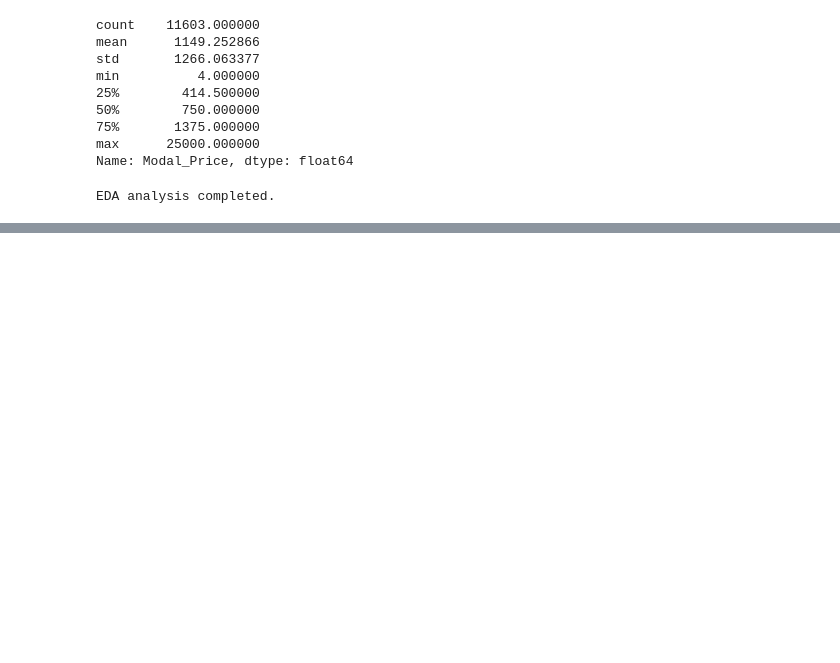
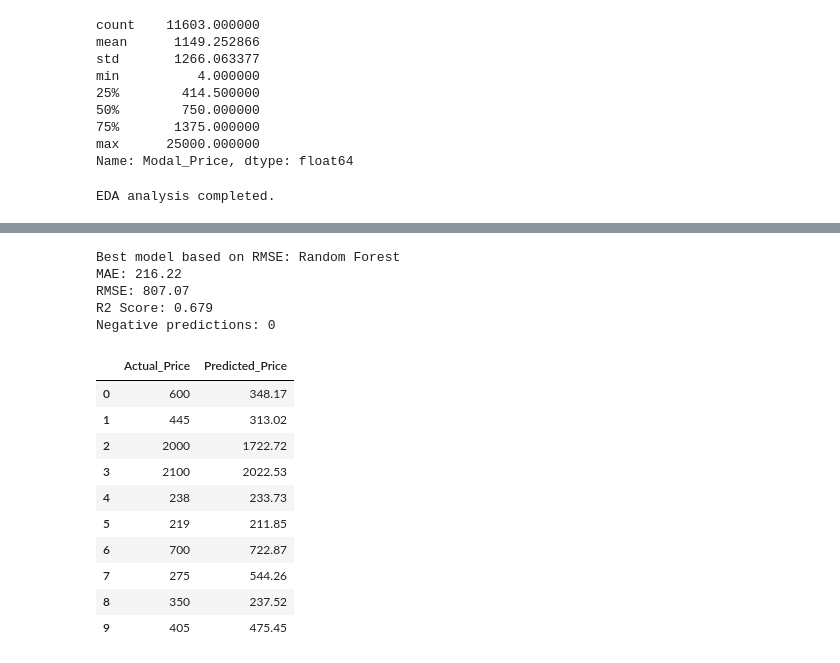
Before and after one commit to shindehiloni-ai/agribusiness-data-analysis, a Jupyter notebook: Untitled.ipynb, the cells around one changed output, grey strips where cells are left out. Drawn from its saved outputs; the diff is of its cells as text; code cells hidden in the pictures; blank space fills up the shorter version.

Commit message:
Update notebook with predictive modeling code

```diff
--- a/Untitled.ipynb
+++ b/Untitled.ipynb
@@ -624,0 +692,38 @@ EDA analysis completed.
+# %%
+best_model_name = results_df.iloc[0]["Model"]
+best_model = trained_models[best_model_name]
+
+predictions = best_model.predict(X_test)
+
+print("Best model based on RMSE:", best_model_name)
+print("MAE:", round(mean_absolute_error(y_test, predictions), 2))
+print(
+    "RMSE:",
+    round(np.sqrt(mean_squared_error(y_test, predictions)), 2)
+)
+print("R2 Score:", round(r2_score(y_test, predictions), 3))
+print("Negative predictions:", int((predictions < 0).sum()))
+
+prediction_results = pd.DataFrame({
+    "Actual_Price": y_test.to_numpy(),
+    "Predicted_Price": predictions
+})
+
+display(prediction_results.head(10).round(2))
+# %% [output]
+Best model based on RMSE: Random Forest
+MAE: 216.22
+RMSE: 807.07
+R2 Score: 0.679
+Negative predictions: 0
+|  | Actual_Price | Predicted_Price |
+| 0 | 600 | 348.17 |
+| 1 | 445 | 313.02 |
+| 2 | 2000 | 1722.72 |
+| 3 | 2100 | 2022.53 |
+| 4 | 238 | 233.73 |
+| 5 | 219 | 211.85 |
+| 6 | 700 | 722.87 |
+| 7 | 275 | 544.26 |
+| 8 | 350 | 237.52 |
+| 9 | 405 | 475.45 |
```
Also changed, not shown: parts of 3 cells of this notebook.
